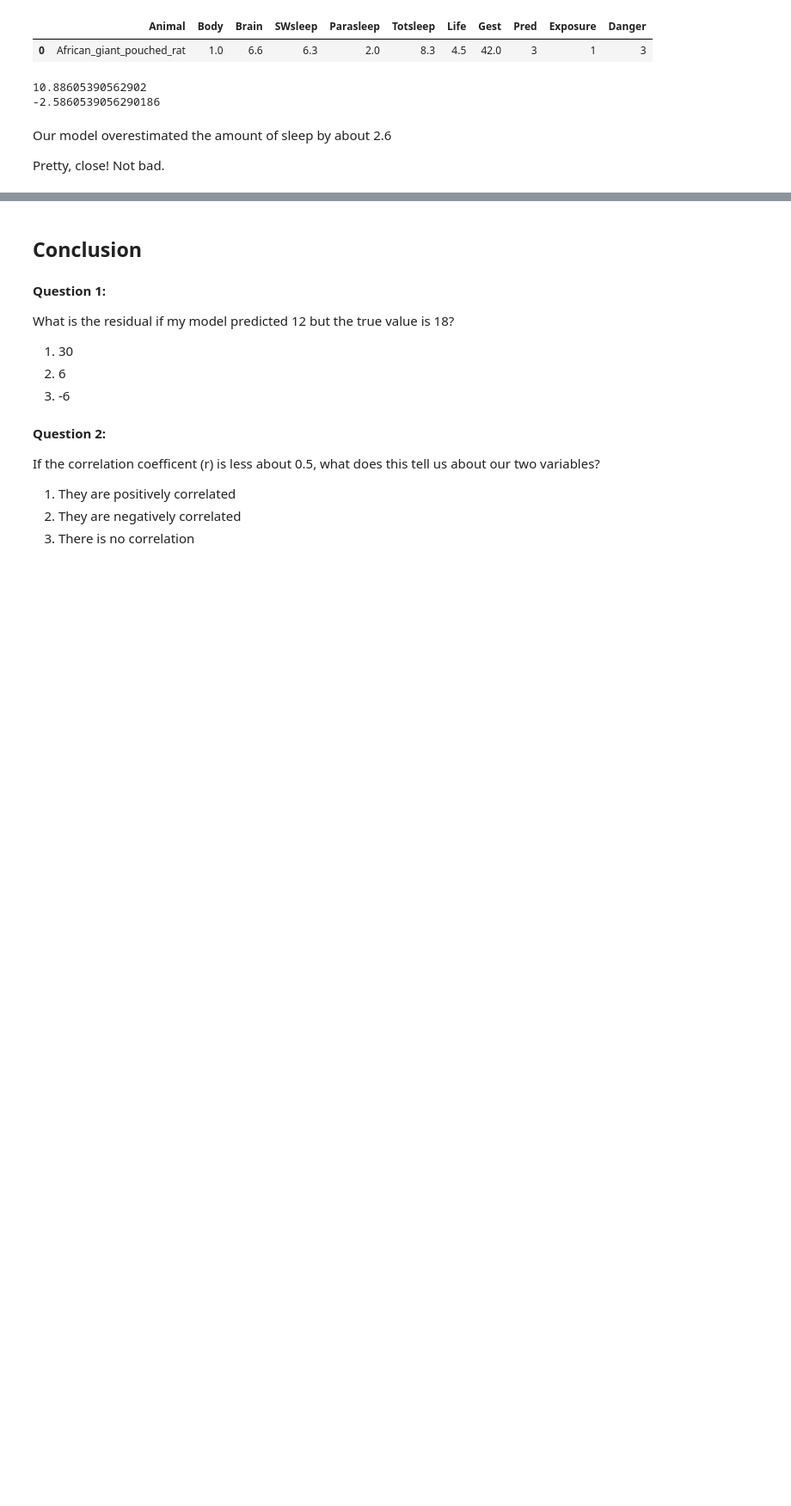
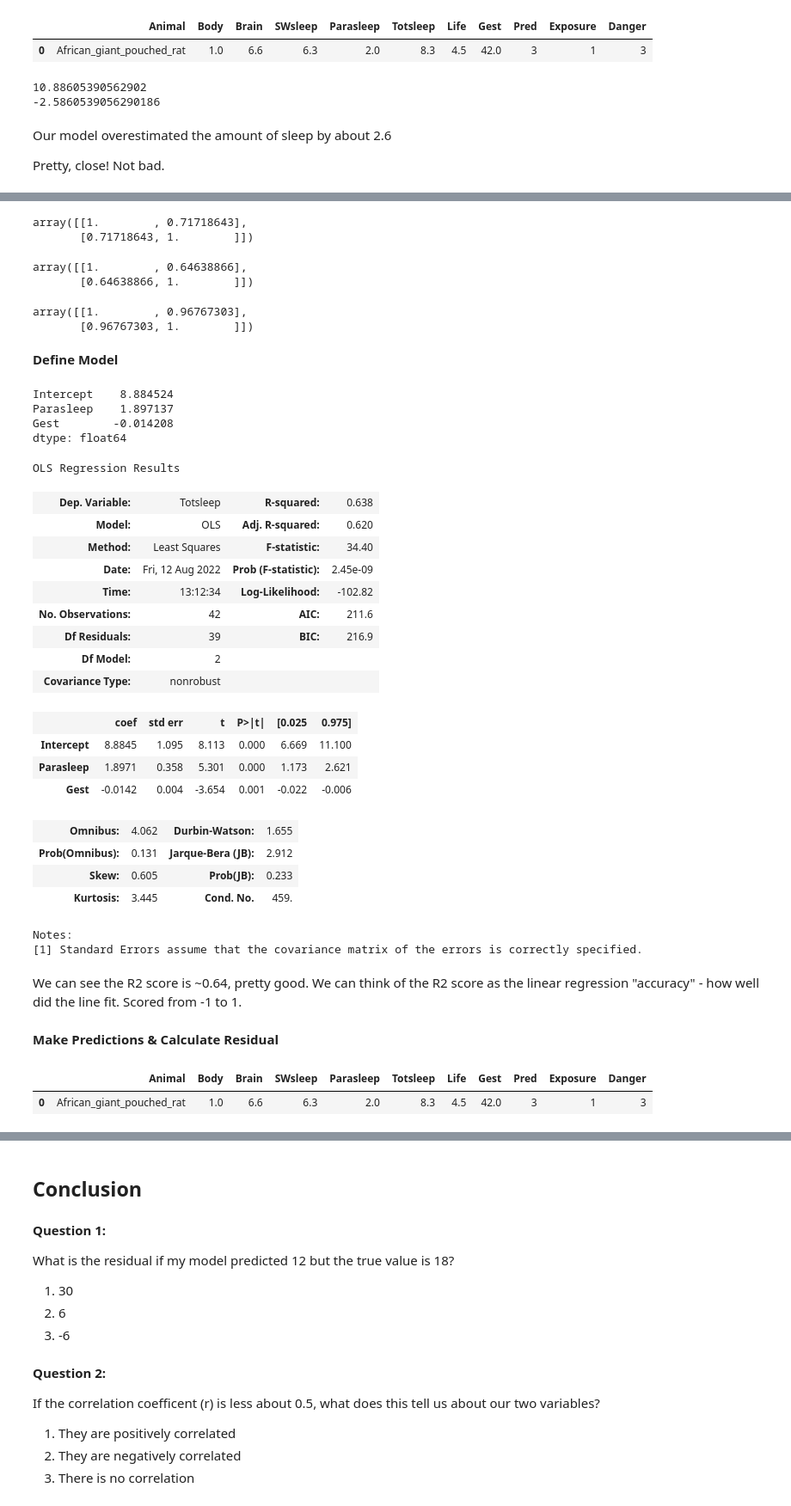
Before and after one commit to j0sephsasson/Pepsi-Training-Course, a Jupyter notebook: notebooks/Basic_ML_Algorithms_(Regression)_Day_5.ipynb, the cells around one changed output, grey strips where cells are left out. Shown: that part at 86% size. Cells and saved outputs as stored; diff of their text form; code cells hidden in the pictures; blank space fills up the shorter version.

Commit message:
added multiple regression example

```diff
--- a/notebooks/Basic_ML_Algorithms_(Regression)_Day_5.ipynb
+++ b/notebooks/Basic_ML_Algorithms_(Regression)_Day_5.ipynb
@@ -401,0 +434,3 @@ Pretty, close! Not bad.
+# %%
+data = pd.read_csv('https://raw.githubusercontent.com/j0sephsasson/Pepsi-Training-Course/main/datasets/sleep.csv', index_col=0)
+data.head()
@@ -401,0 +446,59 @@ Pretty, close! Not bad.
+# %%
+np.corrcoef(data['Totsleep'], data['Parasleep'])
+# %% [output]
+array([[1.        , 0.71718643],
+       [0.71718643, 1.        ]])
+# %%
+np.corrcoef(data['Life'], data['Gest'])
+# %% [output]
+array([[1.        , 0.64638866],
+       [0.64638866, 1.        ]])
+# %%
+np.corrcoef(data['SWsleep'], data['Totsleep'])
+# %% [output]
+array([[1.        , 0.96767303],
+       [0.96767303, 1.        ]])
+# %% [markdown]
+**Define Model**
+# %%
+# enter model in format y ~ x
+model = ols('Totsleep ~ Parasleep + Gest', data=data).fit() # calling 'fit' implements the above OLS equations
+
+print(model.params)
+# %% [output]
+Intercept    8.884524
+Parasleep    1.897137
+Gest        -0.014208
+dtype: float64
+# %%
+model.summary()
+# %% [output]
+OLS Regression Results
+| Dep. Variable: | Totsleep | R-squared: | 0.638 |
+| Model: | OLS | Adj. R-squared: | 0.620 |
+| Method: | Least Squares | F-statistic: | 34.40 |
+| Date: | Fri, 12 Aug 2022 | Prob (F-statistic): | 2.45e-09 |
+| Time: | 13:12:34 | Log-Likelihood: | -102.82 |
+| No. Observations: | 42 | AIC: | 211.6 |
+| Df Residuals: | 39 | BIC: | 216.9 |
+| Df Model: | 2 |  |  |
+| Covariance Type: | nonrobust |  |  |
+|  | coef | std err | t | P>|t| | [0.025 | 0.975] |
+| Intercept | 8.8845 | 1.095 | 8.113 | 0.000 | 6.669 | 11.100 |
+| Parasleep | 1.8971 | 0.358 | 5.301 | 0.000 | 1.173 | 2.621 |
+| Gest | -0.0142 | 0.004 | -3.654 | 0.001 | -0.022 | -0.006 |
+| Omnibus: | 4.062 | Durbin-Watson: | 1.655 |
+| Prob(Omnibus): | 0.131 | Jarque-Bera (JB): | 2.912 |
+| Skew: | 0.605 | Prob(JB): | 0.233 |
+| Kurtosis: | 3.445 | Cond. No. | 459. |
+Notes:
+[1] Standard Errors assume that the covariance matrix of the errors is correctly specified.
+# %% [markdown]
+We can see the R2 score is ~0.64, pretty good. We can think of the R2 score as the linear regression "accuracy" - how well did the line fit. Scored from -1 to 1.
+# %% [markdown]
+**Make Predictions & Calculate Residual**
+# %%
+data.iloc[[0]]
+# %% [output]
+|  | Animal | Body | Brain | SWsleep | Parasleep | Totsleep | Life | Gest | Pred | Exposure | Danger |
+| 0 | African_giant_pouched_rat | 1.0 | 6.6 | 6.3 | 2.0 | 8.3 | 4.5 | 42.0 | 3 | 1 | 3 |
```
Also changed, not shown: parts of 10 cells of this notebook.
